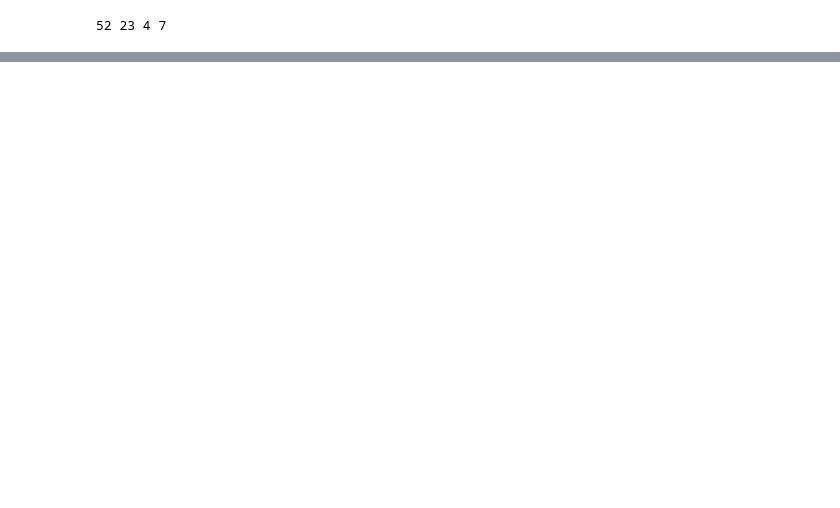
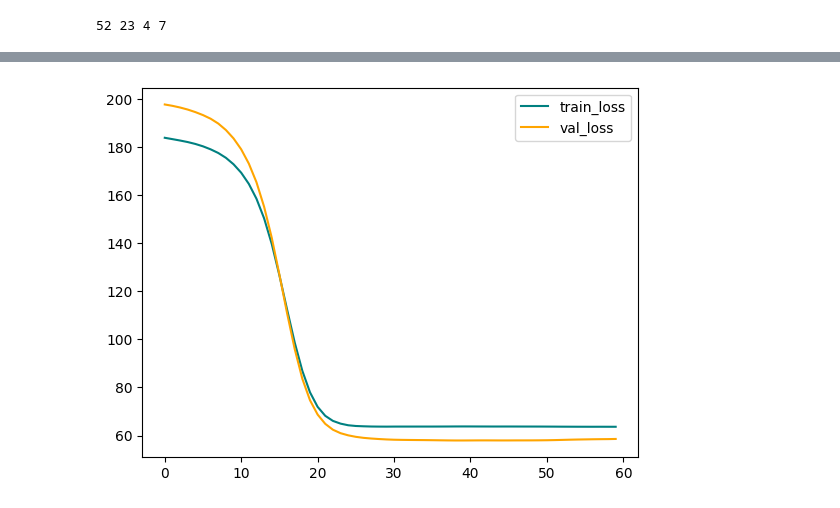
Before and after one commit to j220493/panelDataModelling, a Jupyter notebook: 3. Modeling.ipynb, the cells around one changed output, grey strips where cells are left out. Saved outputs shown, nothing was run; the diff lists cells and outputs as text; code cells hidden in the pictures; blank space fills up the shorter version.

```diff
--- a/3. Modeling.ipynb
+++ b/3. Modeling.ipynb
@@ -116,0 +186,14 @@ plt.show()
+# %%
+# Mix of layers
+GRULSTM = keras.models.Sequential()
+GRULSTM.add(keras.layers.GRU(units=50, kernel_initializer=initializer,
+                             return_sequences=True))
+GRULSTM.add(keras.layers.GRU(units=50, input_shape=(times, variables), kernel_initializer=initializer,
+                              return_sequences=True))
+GRULSTM.add(keras.layers.LSTM(units=50, input_shape=(times, variables), kernel_initializer=initializer,
+                             return_sequences=True))
+GRULSTM.add(keras.layers.LSTM(units=50, input_shape=(times, variables), kernel_initializer=initializer,
+                              return_sequences=False))
+GRULSTM.add(keras.layers.Dense(units=1, activation='linear'))
+GRULSTM.build(input_shape=(None, times, variables))
+GRULSTM.summary()
@@ -116,0 +220,4 @@ plt.show()
+# %%
+# Training
+GRULSTM.compile(loss='mean_squared_error', optimizer='adam')
+historyGRULSTM = GRULSTM.fit(XTrain, yTrain, validation_data=(XTest, yTest), epochs=60, batch_size=50)
@@ -116,0 +242,8 @@ plt.show()
+# %%
+# Plotting loss
+plt.plot(historyGRULSTM.history['loss'], color='teal', label='train_loss')
+plt.plot(historyGRULSTM.history['val_loss'], color='orange', label='val_loss')
+plt.legend(loc='best')
+plt.show()
+# %% [output]
+[figure, added]
```
Also changed, not shown: parts of 26 cells of this notebook.
